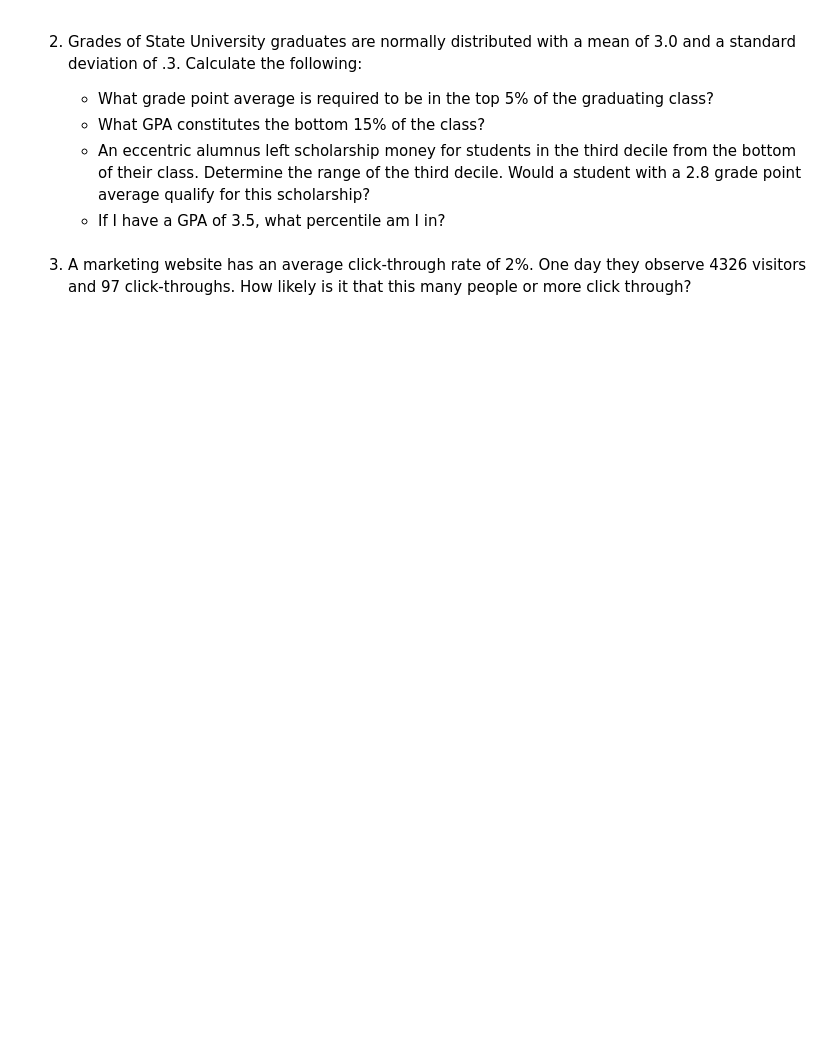
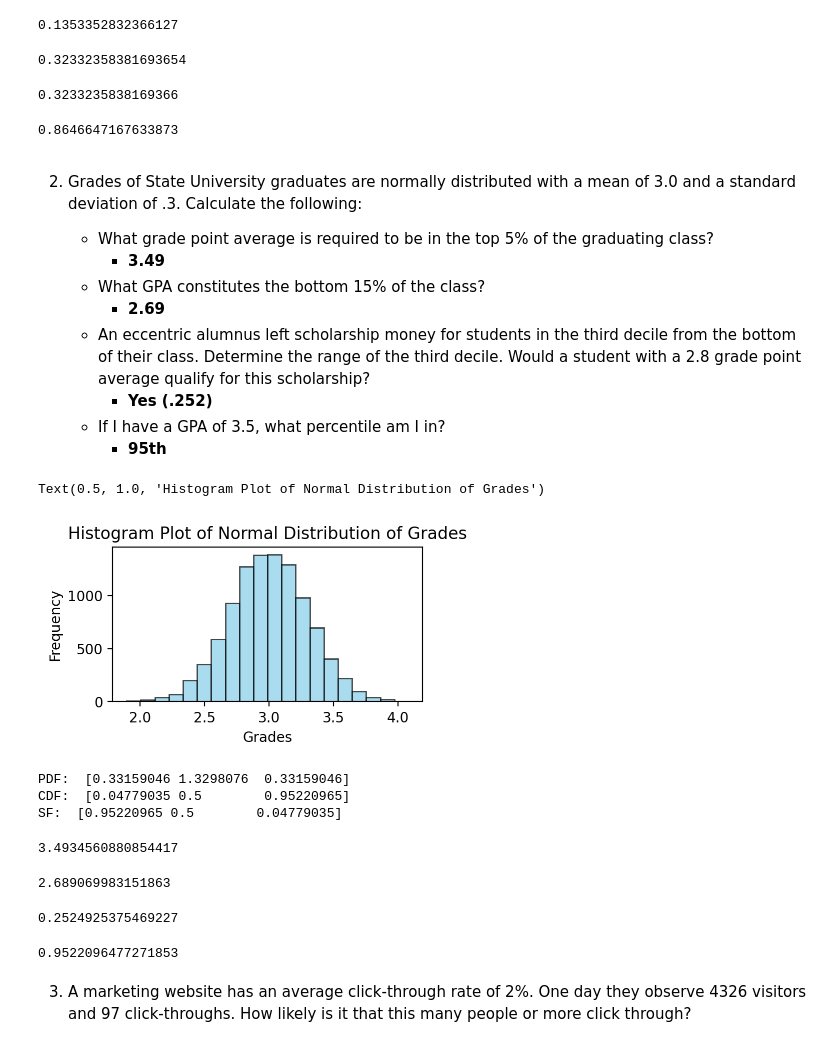
Before and after one commit to martin-reyes/4_statistics-exercises, a Jupyter notebook: 2_probability_distributions.ipynb, the cells around one changed output. Saved outputs shown, nothing was run; the diff lists cells and outputs as text; code cells hidden in the pictures; blank space fills up the shorter version.

```diff
--- a/2_probability_distributions.ipynb
+++ b/2_probability_distributions.ipynb
@@ -9,9 +46,73 @@ For the following problems, use python to simulate the problem and calculate an
+# %%
+# 1. What is the probability that no cars drive up in the noon hour?
+stats.poisson(2).pmf(0)
+# %% [output]
+0.1353352832366127
+# %%
+# 2. What is the probability that 3 or more cars come through the drive through?
+stats.poisson(2).sf(3-1)
+# %% [output]
+0.32332358381693654
+# %%
+1-stats.poisson(2).cdf(2)
+# %% [output]
+0.3233235838169366
+# %%
+# 3. How likely is it that the drive through gets at least 1 car?
+stats.poisson(2).sf(0)
+# %% [output]
+0.8646647167633873
 # %% [markdown]
 2. Grades of State University graduates are normally distributed with a mean of 3.0 and a standard deviation of .3. Calculate the following:
 
     - What grade point average is required to be in the top 5% of the graduating class?
+        - **3.49**
     - What GPA constitutes the bottom 15% of the class?
+        - **2.69**
     - An eccentric alumnus left scholarship money for students in the third decile from the bottom of their class. Determine the range of the third decile. Would a student with a 2.8 grade point average qualify for this scholarship?
+        - **Yes (.252)**
     - If I have a GPA of 3.5, what percentile am I in?
+        - **95th**
+# %%
+distribution = stats.norm(3, .3)
+
+plt.figure(figsize=(4,2))
+plt.hist(distribution.rvs(10000), bins=20,color='skyblue',
+         edgecolor='black', alpha=0.7)
+plt.xlabel('Grades')
+plt.ylabel('Frequency')
+plt.title('Histogram Plot of Normal Distribution of Grades')
+# %% [output]
+Text(0.5, 1.0, 'Histogram Plot of Normal Distribution of Grades')
+[figure, added]
+# %%
+print('PDF: ', distribution.pdf([2.5,3,3.5]))
+print('CDF: ', distribution.cdf([2.5,3,3.5]))
+print('SF: ', distribution.sf([2.5,3,3.5]))
+# %% [output]
+PDF:  [0.33159046 1.3298076  0.33159046]
+CDF:  [0.04779035 0.5        0.95220965]
+SF:  [0.95220965 0.5        0.04779035]
+# %%
+# What grade point average is required to be in the top 5% of the graduating class?
+distribution.isf(.05)
+# %% [output]
+3.4934560880854417
+# %%
+# What GPA constitutes the bottom 15% of the class?
+distribution.ppf(.15)
+# %% [output]
+2.689069983151863
+# %%
+# An eccentric alumnus left scholarship money for students in the third decile from the bottom of their class.
+# Determine the range of the third decile. Would a student with a 2.8 GPA qualify?
+distribution.cdf(2.8)
+# %% [output]
+0.2524925375469227
+# %%
+# If I have a GPA of 3.5, what percentile am I in?
+distribution.cdf(3.5)
+# %% [output]
+0.9522096477271853
 # %% [markdown]
 3. A marketing website has an average click-through rate of 2%. One day they observe 4326 visitors and 97 click-throughs. How likely is it that this many people or more click through?
```
Also changed, not shown: parts of 35 cells of this notebook, 4 other files.
